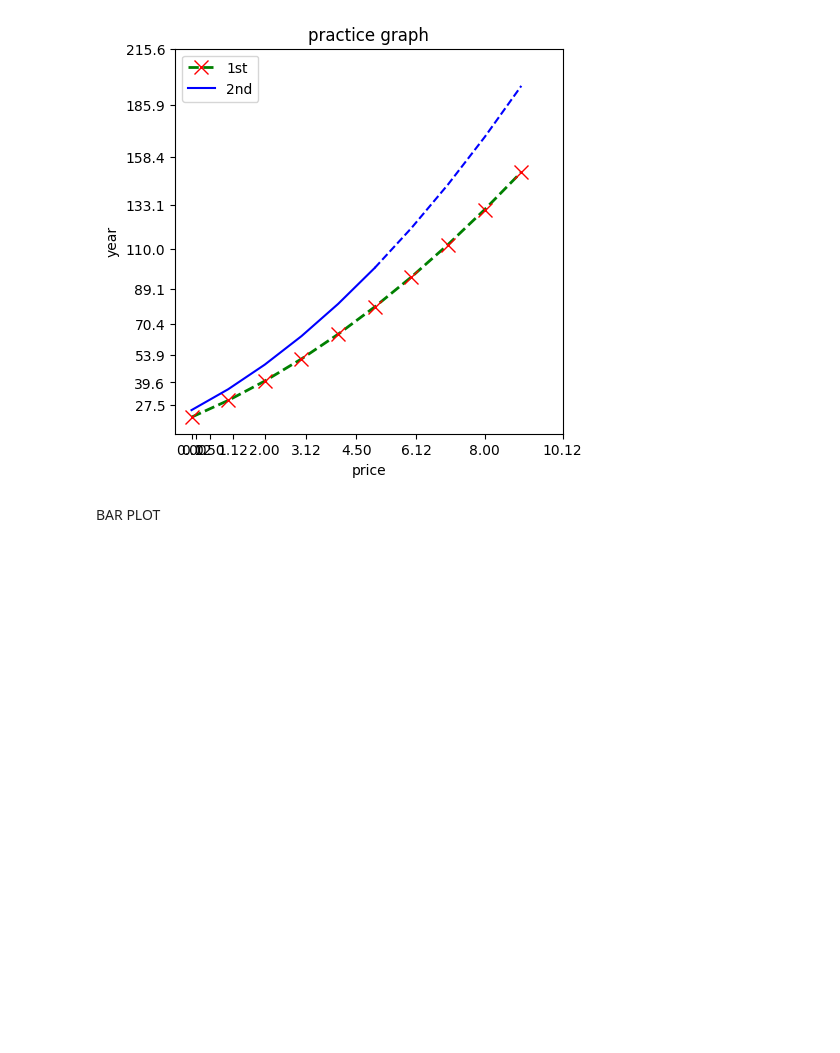
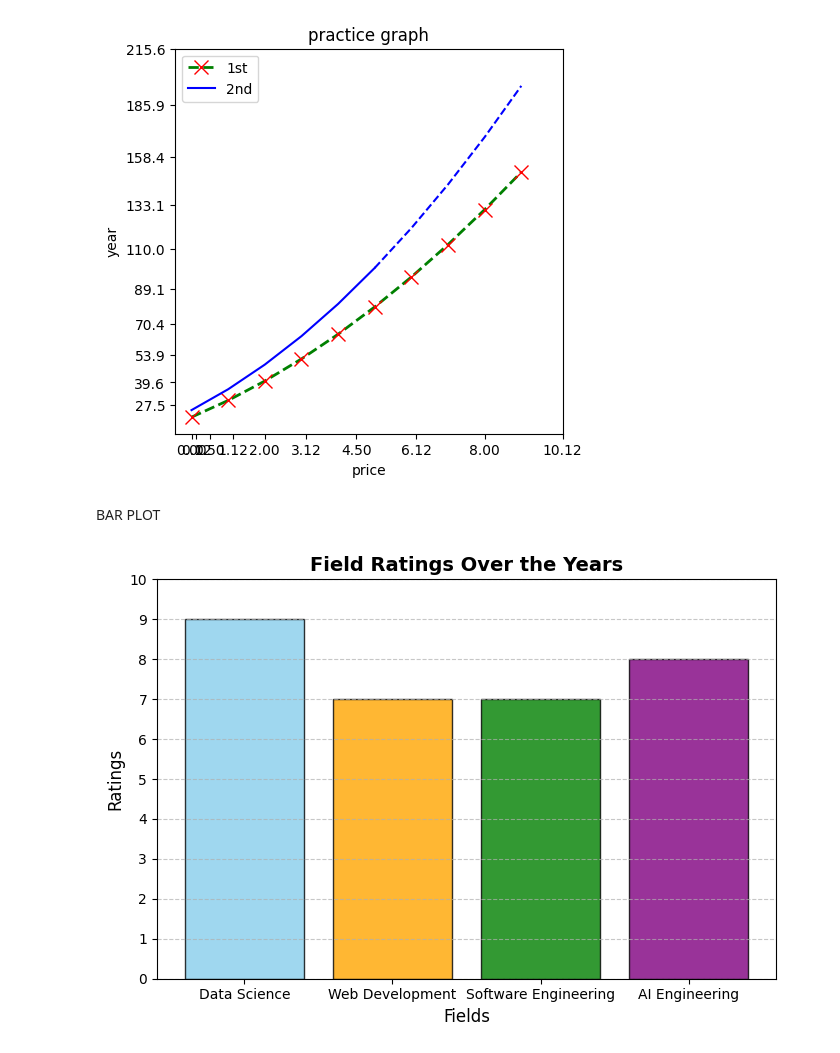
Before and after one commit to Razakhan143/demo, a Jupyter notebook: matplot lib .ipynb, the cells around one changed output. Cells and saved outputs as stored; diff of their text form; code cells hidden in the pictures; blank space fills up the shorter version.

Commit message:
add bar plot

```diff
--- a/matplot lib .ipynb
+++ b/matplot lib .ipynb
@@ -28,3 +28,26 @@ plt.show()
 [figure]
 # %% [markdown]
 BAR PLOT
+# %%
+# Data
+labels = ["Data Science", "Web Development", "Software Engineering", "AI Engineering"]
+ratings = [9, 7, 7, 8]
+
+# Create the bar chart
+plt.figure(figsize=(7, 5))  # Adjust figure size
+plt.bar(labels, ratings, color=['skyblue', 'orange', 'green', 'purple'], alpha=0.8, edgecolor='black')
+
+# Add titles and labels
+plt.title("Field Ratings Over the Years", fontsize=14, fontweight='bold')
+plt.xlabel("Fields", fontsize=12)
+plt.ylabel("Ratings", fontsize=12)
+
+plt.yticks(np.arange(0,11))
+# Add gridlines for better readability
+plt.grid(axis='y', linestyle='--', alpha=0.7)
+
+# Display the chart
+plt.tight_layout()  # Adjust layout to avoid clipping
+plt.show()
+# %% [output]
+[figure, added]
```
